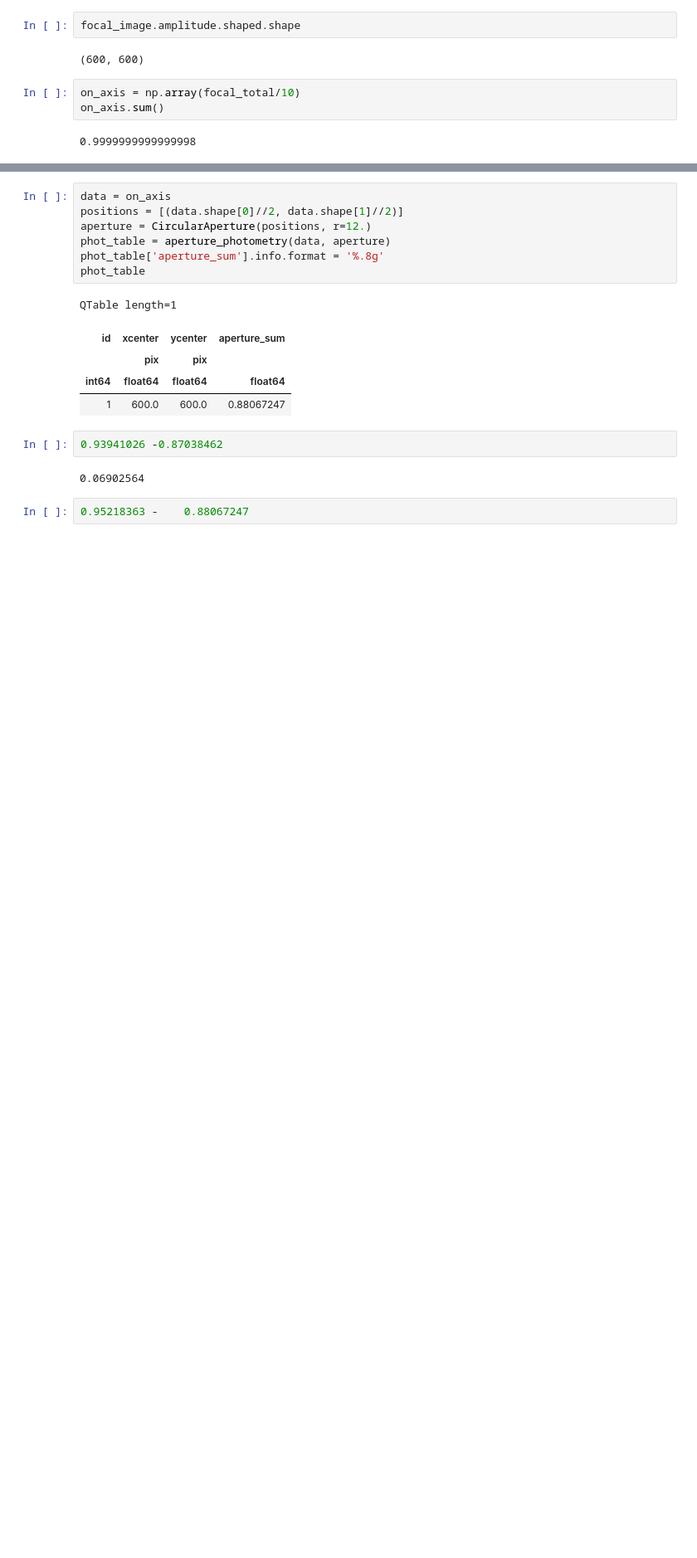
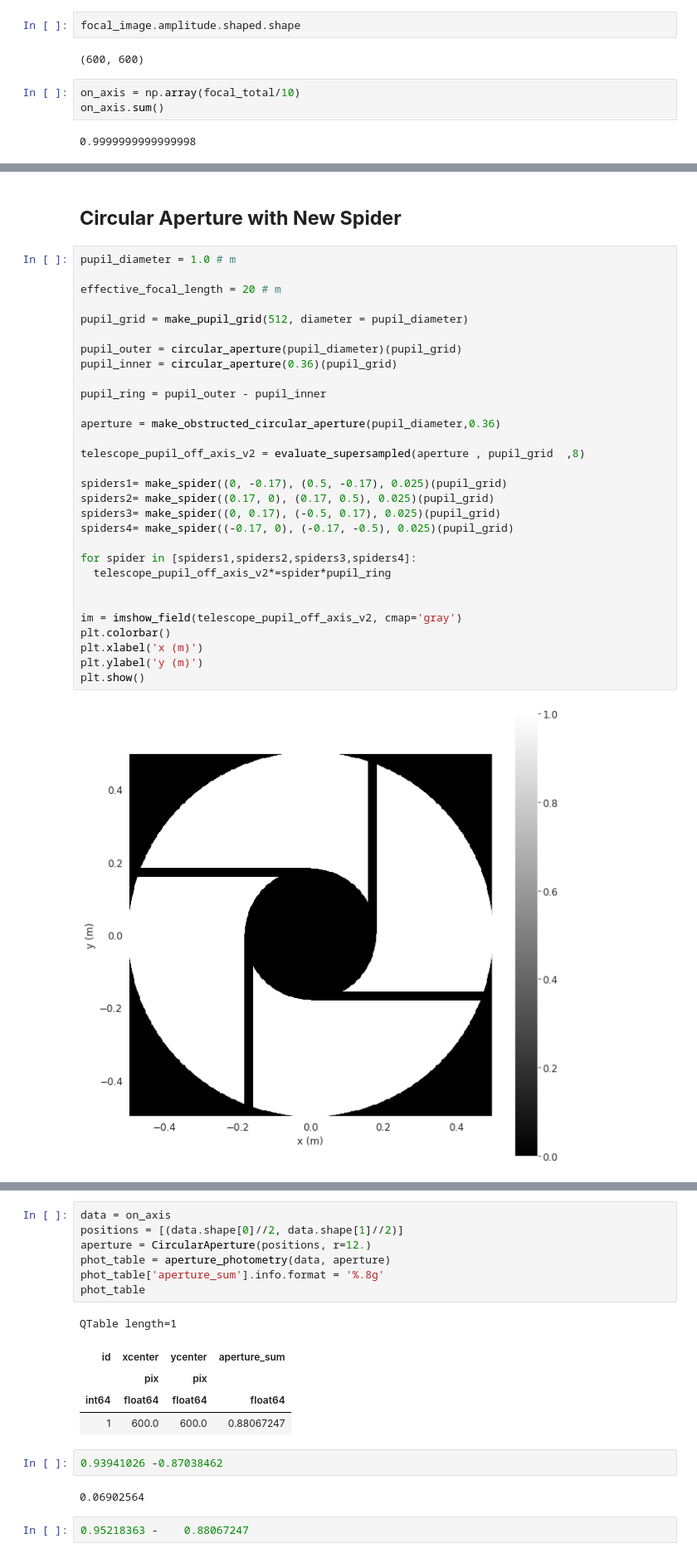
Before and after one commit to Jack3690/INSIST, a Jupyter notebook: PSF_Simulator.ipynb, the cells around one changed output, grey strips where cells are left out. Shown at 83% size. Drawn from its saved outputs; the diff is of its cells as text; blank space fills up the shorter version.

```diff
--- a/PSF_Simulator.ipynb
+++ b/PSF_Simulator.ipynb
@@ -876,0 +901,34 @@ on_axis.sum()
+# %% [markdown]
+## **Circular Aperture with New Spider**
+# %%
+pupil_diameter = 1.0 # m
+
+effective_focal_length = 20 # m
+
+pupil_grid = make_pupil_grid(512, diameter = pupil_diameter)
+
+pupil_outer = circular_aperture(pupil_diameter)(pupil_grid)
+pupil_inner = circular_aperture(0.36)(pupil_grid)
+
+pupil_ring = pupil_outer - pupil_inner
+
+aperture = make_obstructed_circular_aperture(pupil_diameter,0.36)
+
+telescope_pupil_off_axis_v2 = evaluate_supersampled(aperture , pupil_grid  ,8)
+
+spiders1= make_spider((0, -0.17), (0.5, -0.17), 0.025)(pupil_grid)
+spiders2= make_spider((0.17, 0), (0.17, 0.5), 0.025)(pupil_grid)
+spiders3= make_spider((0, 0.17), (-0.5, 0.17), 0.025)(pupil_grid)
+spiders4= make_spider((-0.17, 0), (-0.17, -0.5), 0.025)(pupil_grid)
+
+for spider in [spiders1,spiders2,spiders3,spiders4]:
+  telescope_pupil_off_axis_v2*=spider*pupil_ring
+
+
+im = imshow_field(telescope_pupil_off_axis_v2, cmap='gray')
+plt.colorbar()
+plt.xlabel('x (m)')
+plt.ylabel('y (m)')
+plt.show()
+# %% [output]
+[figure, added]
```
Also changed, not shown: parts of 18 cells of this notebook.
